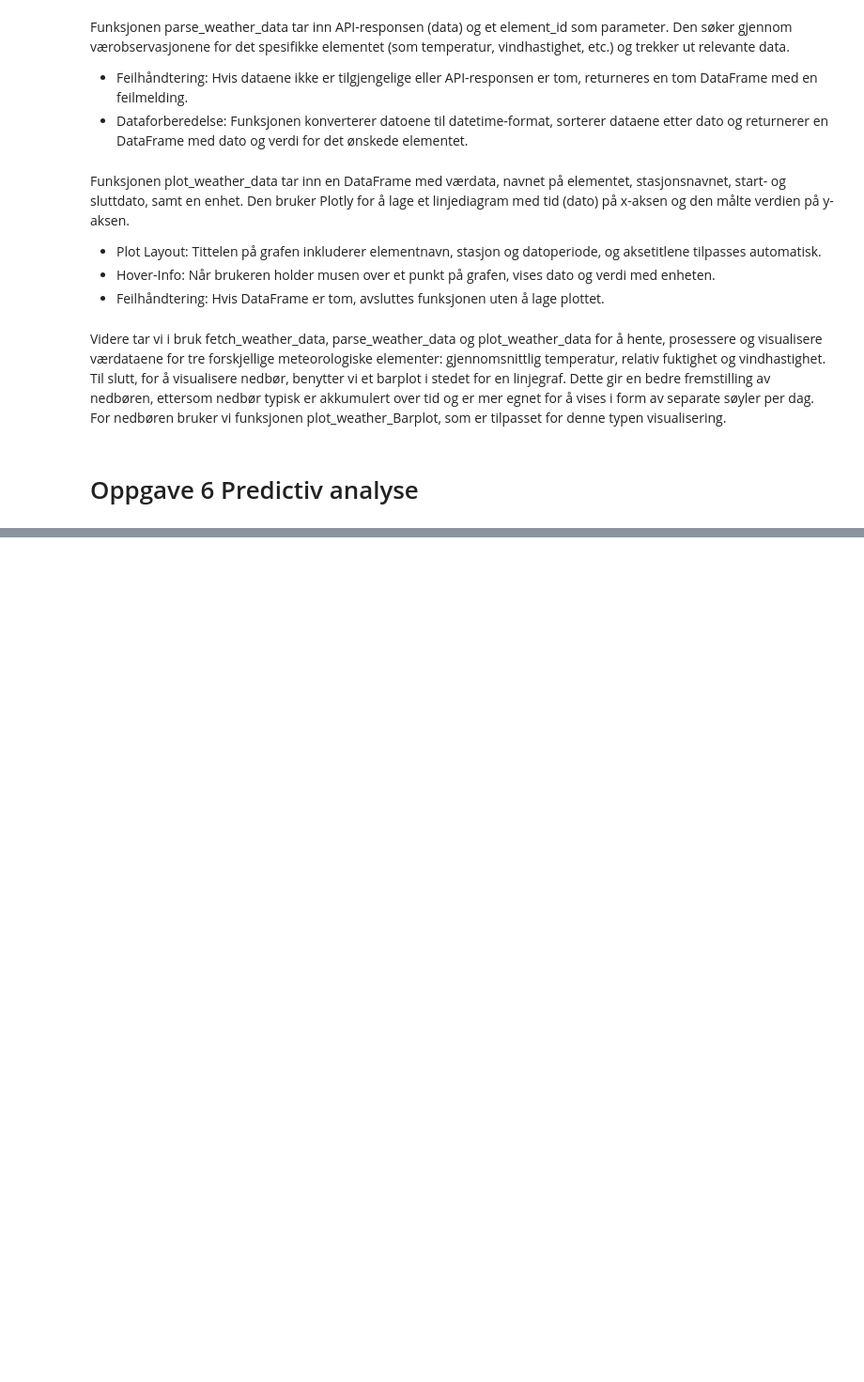
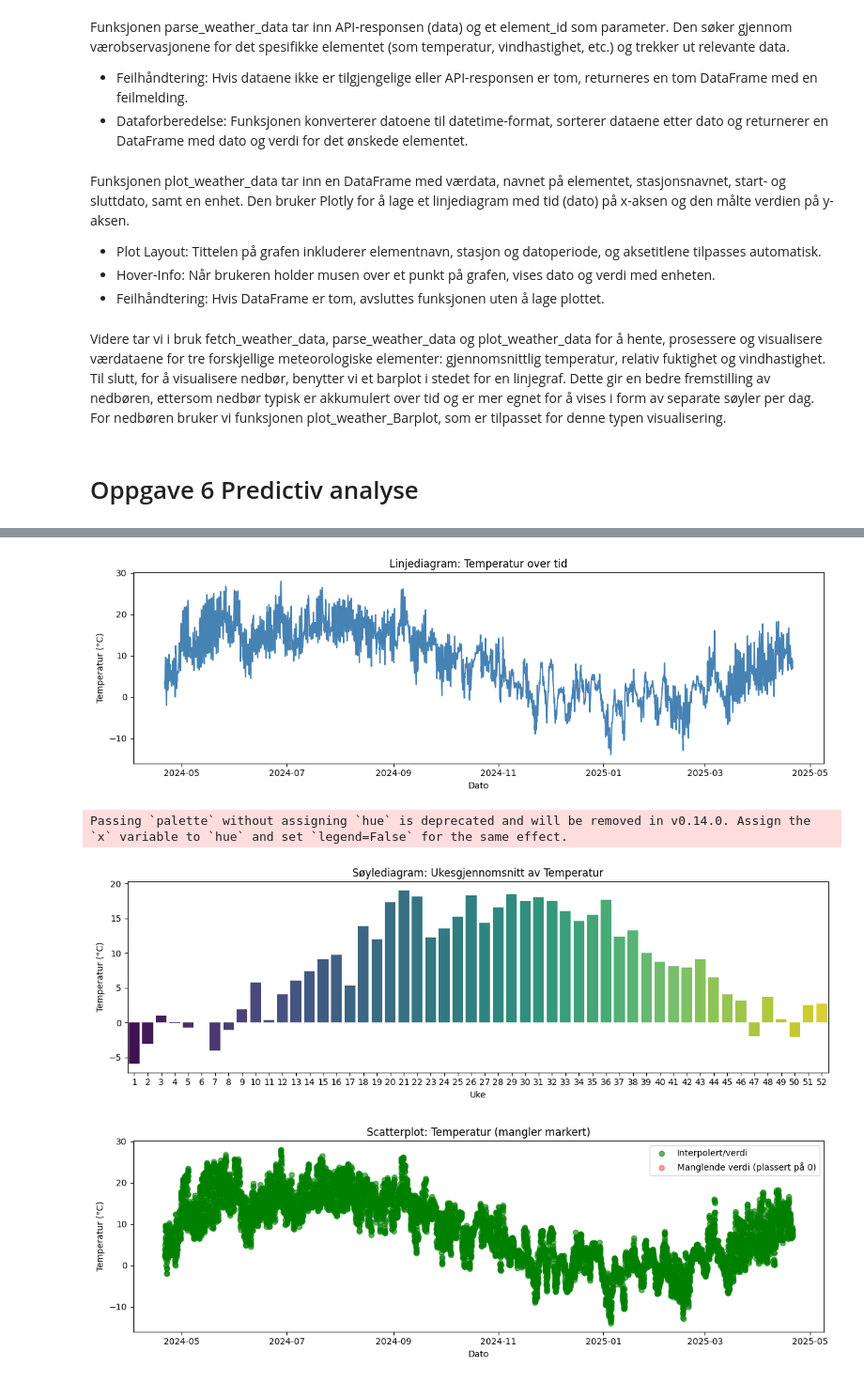
Before and after one commit to nhstorbe/Prosjekt-Anvendt-, a Jupyter notebook: src/Mappe 2/FrostAPI.ipynb, the cells around one changed output, grey strips where cells are left out. Shown at 94% size. Cells and saved outputs as stored; diff of their text form; code cells hidden in the pictures; blank space fills up the shorter version.

```diff
--- a/src/Mappe 2/FrostAPI.ipynb
+++ b/src/Mappe 2/FrostAPI.ipynb
@@ -235,0 +326,58 @@ plot_weather_Barplot(df, element_name, "Oslo - Blindern", start_date, end_date,
+# %%
+def plot_weather_trends(df, column, variable_name, unit):
+    """Visualiser værdata (1 kolonne) med tre graf-typer og vis manglende verdier."""
+    df = df.copy()
+    df["date"] = pd.to_datetime(df["date"])
+
+    # Sjekk at valgt kolonne finnes
+    if column not in df.columns:
+        print(f"Kolonnen '{column}' finnes ikke i datasettet.")
+        return
+
+    # 1. Linjediagram
+    plt.figure(figsize=(12, 4))
+    sns.lineplot(x="date", y=column, data=df, color="steelblue")
+    plt.title(f"Linjediagram: {variable_name} over tid")
+    plt.xlabel("Dato")
+    plt.ylabel(f"{variable_name} ({unit})")
+    plt.tight_layout()
+    plt.show()
+
+    # 2. Søylediagram – ukesgjennomsnitt
+    df_bar = df.copy()
+    df_bar["Uke"] = df_bar["date"].dt.isocalendar().week
+    weekly_avg = df_bar.groupby("Uke")[column].mean().reset_index()
+
+    plt.figure(figsize=(12, 4))
+    sns.barplot(x="Uke", y=column, data=weekly_avg, palette="viridis")
+    plt.title(f"Søylediagram: Ukesgjennomsnitt av {variable_name}")
+    plt.xlabel("Uke")
+    plt.ylabel(f"{variable_name} ({unit})")
+    plt.tight_layout()
+    plt.show()
+
+    # 3. Scatterplot – vis manglende verdier (før interpolering)
+    df_missing = df.copy()
+    df_missing["raw"] = df_missing[column]
+    df_missing["is_missing"] = df_missing["raw"].isna()
+
+    plt.figure(figsize=(12, 4))
+    plt.scatter(df["date"], df[column], label="Interpolert/verdi", color="green", alpha=0.6)
+    plt.scatter(df_missing[df_missing["is_missing"]]["date"],
+                [0]*df_missing["is_missing"].sum(),
+                label="Manglende verdi (plassert på 0)", color="red", alpha=0.4)
+    plt.title(f"Scatterplot: {variable_name} (mangler markert)")
+    plt.xlabel("Dato")
+    plt.ylabel(f"{variable_name} ({unit})")
+    plt.legend()
+    plt.tight_layout()
+    plt.show()
+
+plot_weather_trends(df, "air_temperature", "Temperatur", "°C")
+#plot_weather_trends(df_cleaned, "wind_speed", "Vindhastighet", "m/s")
+#plot_weather_trends(df_cleaned, "relative_humidity", "Relativ fuktighet", "%")
+# %% [output]
+[figure, added]
+Passing `palette` without assigning `hue` is deprecated and will be removed in v0.14.0. Assign the `x` variable to `hue` and set `legend=False` for the same effect.
+[figure, added]
+[figure, added]
```
Also changed, not shown: parts of 7 cells of this notebook.
